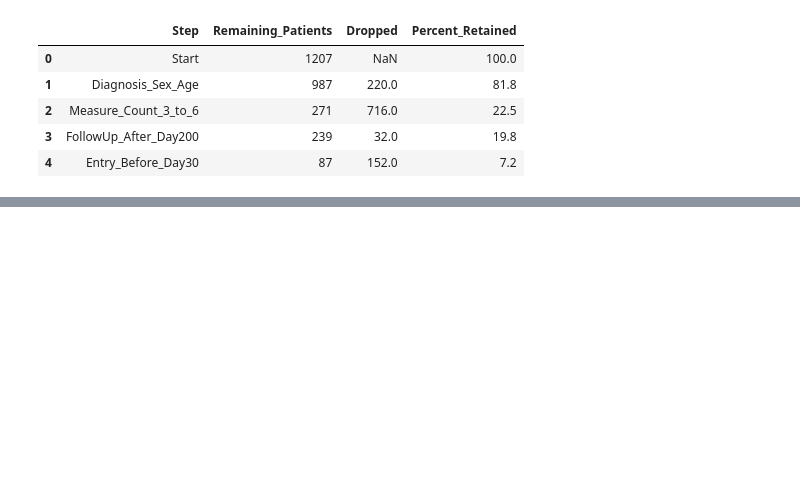
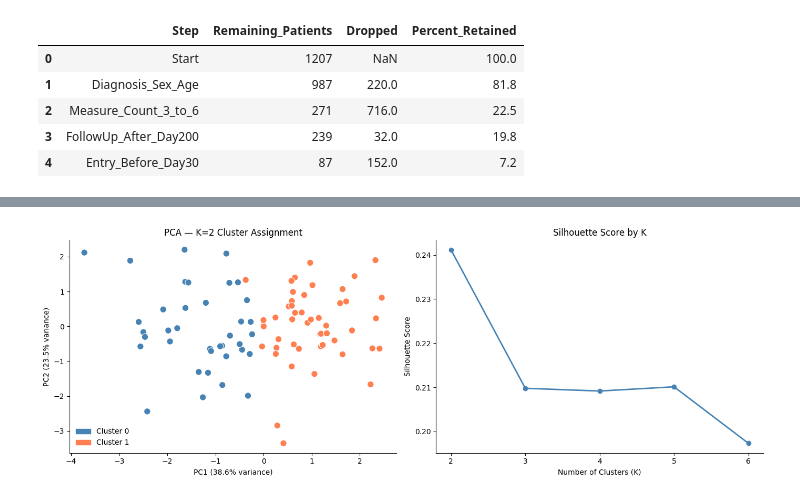
Before and after one commit to sardioberilo/SCRI, a Jupyter notebook: GROWTH_VELOCITY/Main.ipynb, the cells around one changed output, grey strips where cells are left out. Cells and saved outputs as stored; diff of their text form; code cells hidden in the pictures; blank space fills up the shorter version.

```diff
--- a/GROWTH_VELOCITY/Main.ipynb
+++ b/GROWTH_VELOCITY/Main.ipynb
@@ -207,0 +537,31 @@ attrition_table
+# %%
+# ── 4. PCA scatter plot coloured by K=2 labels ────────────────────────────────
+best_labels = results[2]['labels']
+colors      = ['steelblue', 'coral']
+color_map   = [colors[l] for l in best_labels]
+
+fig, axes = plt.subplots(1, 2, figsize=(14, 5))
+
+# Left: PCA scatter coloured by cluster
+ax = axes[0]
+ax.scatter(X_pca[:, 0], X_pca[:, 1], c=color_map, s=80, edgecolors='white', linewidths=0.8)
+patches = [mpatches.Patch(color=colors[i], label=f'Cluster {i}') for i in range(2)]
+ax.legend(handles=patches, frameon=False)
+ax.set_xlabel(f'PC1 ({pca.explained_variance_ratio_[0]:.1%} variance)')
+ax.set_ylabel(f'PC2 ({pca.explained_variance_ratio_[1]:.1%} variance)')
+ax.set_title('PCA — K=2 Cluster Assignment')
+ax.spines[['top', 'right']].set_visible(False)
+
+# Right: Silhouette scores across K
+ax2 = axes[1]
+ax2.plot(K_values, silhouettes, marker='o', color='steelblue', linewidth=2)
+ax2.set_xlabel('Number of Clusters (K)')
+ax2.set_ylabel('Silhouette Score')
+ax2.set_title('Silhouette Score by K')
+ax2.set_xticks(K_values)
+ax2.spines[['top', 'right']].set_visible(False)
+
+plt.tight_layout()
+plt.show()
+# %% [output]
+[figure, added]
```
Also changed, not shown: parts of 17 cells of this notebook.
